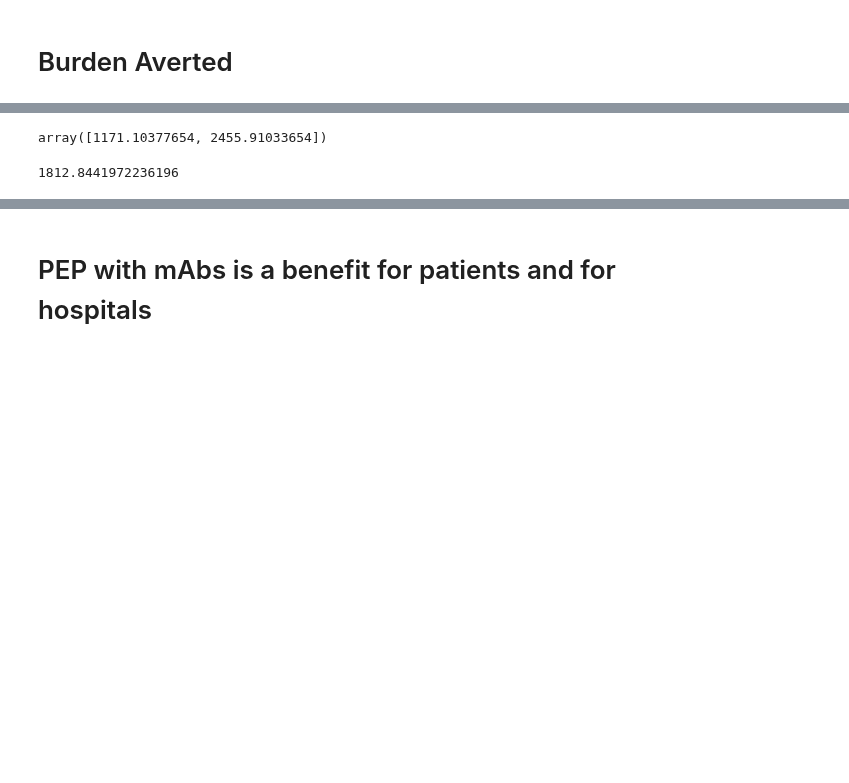
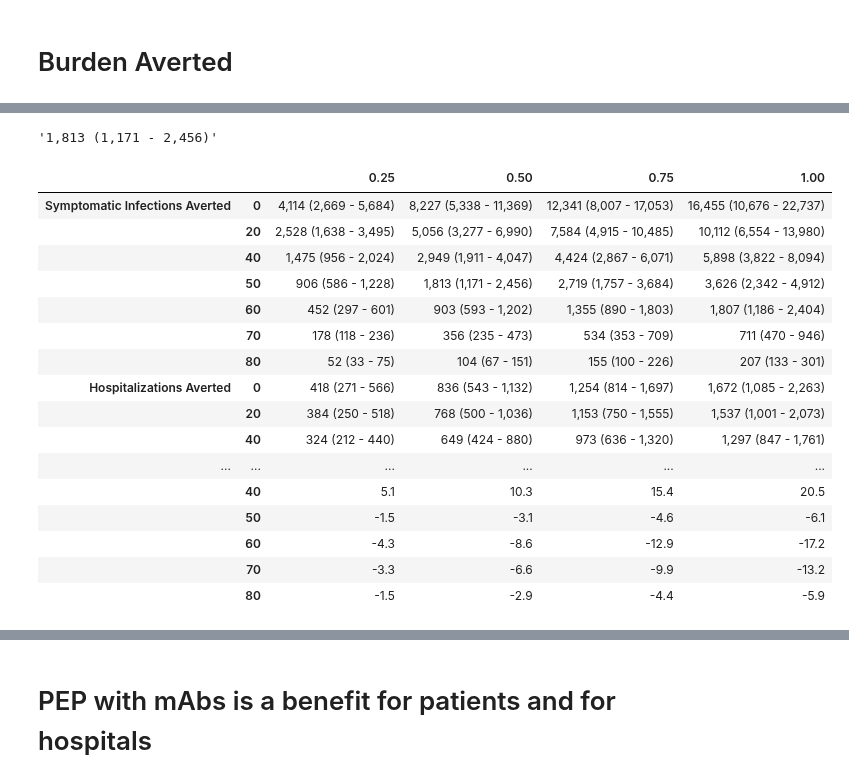
Before and after one commit to aflaxman/covid_mabs, a Jupyter notebook: mAbs_rodal.ipynb, the cells around one changed output, grey strips where cells are left out. Cells and saved outputs as stored; diff of their text form; code cells hidden in the pictures; blank space fills up the shorter version.

```diff
--- a/mAbs_rodal.ipynb
+++ b/mAbs_rodal.ipynb
@@ -825,10 +624,0 @@ dtype: float64
-# %%
-c,a = 0.5, 50
-sub = pd.DataFrame(n_COVID[0, 0]) - pd.DataFrame(n_COVID[c, a])
-np.percentile(sub.sum(), [2.5, 97.5])
-# %% [output]
-array([1171.10377654, 2455.91033654])
-# %%
-np.mean(sub.sum())
-# %% [output]
-1812.8441972236196
@@ -838 +625,56 @@ np.round(hospitalizations_averted, 1)
+# %%
+#print('averted secondary infections')
+def mean_ui(df, c, a, div = 1):
+    # shows cases averted with UIs
+    z = [(df[0, 0][k] - df[c, a][k]).sum() for k in range(n_draws)]
+    return f'{np.mean(z)/div:,.0f} ({np.percentile(z, 2.5)/div:,.0f} - {np.percentile(z, 97.5)/div:,.0f})'
+
+mean_ui(n_COVID, .50, 50)
+# %% [output]
+'1,813 (1,171 - 2,456)'
+# %%
+def averted(df, div = 1):
+    pretty_table_ui = {}
+    pretty_table    = {}
+
+    for c in coverage_levels:
+        for a in age_lower_bounds:
+            pretty_table_ui[c, a] = mean_ui(df, c, a, div)
+            pretty_table[c, a] = np.mean([(df[0, 0][k] - df[c, a][k]).sum() for k in range(n_draws)])
+
+    return pd.Series(pretty_table), pd.Series(pretty_table_ui)
+#averted(n_COVID)
+# %%
+symptomatic_infections_averted = averted(n_COVID)[1]
+hospitalizations_averted = averted(n_hosp)[1]
+deaths_averted = averted(n_deaths)[1]
+doses_averted = averted(doses)[1]
+# %%
+pd.set_option('display.max_rows', 35)
+
+pd.DataFrame({
+    'Symptomatic Infections Averted': symptomatic_infections_averted,
+    'Hospitalizations Averted': hospitalizations_averted,
+    'Deaths Averted': deaths_averted,
+    'Doses': doses_averted, #pd.DataFrame(doses).mean()/1e3
+    'Incremental Cost':((cost-cost.loc[0,0])/1e6).round(1)
+}).unstack().unstack().unstack().loc[:, [0.25, 0.50, 0.75, 1]]
+# %% [output]
+|  |  | 0.25 | 0.50 | 0.75 | 1.00 |
+| Symptomatic Infections Averted | 0 | 4,114 (2,669 - 5,684) | 8,227 (5,338 - 11,369) | 12,341 (8,007 - 17,053) | 16,455 (10,676 - 22,737) |
+|  | 20 | 2,528 (1,638 - 3,495) | 5,056 (3,277 - 6,990) | 7,584 (4,915 - 10,485) | 10,112 (6,554 - 13,980) |
+|  | 40 | 1,475 (956 - 2,024) | 2,949 (1,911 - 4,047) | 4,424 (2,867 - 6,071) | 5,898 (3,822 - 8,094) |
+|  | 50 | 906 (586 - 1,228) | 1,813 (1,171 - 2,456) | 2,719 (1,757 - 3,684) | 3,626 (2,342 - 4,912) |
+|  | 60 | 452 (297 - 601) | 903 (593 - 1,202) | 1,355 (890 - 1,803) | 1,807 (1,186 - 2,404) |
+|  | 70 | 178 (118 - 236) | 356 (235 - 473) | 534 (353 - 709) | 711 (470 - 946) |
+|  | 80 | 52 (33 - 75) | 104 (67 - 151) | 155 (100 - 226) | 207 (133 - 301) |
+| Hospitalizations Averted | 0 | 418 (271 - 566) | 836 (543 - 1,132) | 1,254 (814 - 1,697) | 1,672 (1,085 - 2,263) |
+|  | 20 | 384 (250 - 518) | 768 (500 - 1,036) | 1,153 (750 - 1,555) | 1,537 (1,001 - 2,073) |
+|  | 40 | 324 (212 - 440) | 649 (424 - 880) | 973 (636 - 1,320) | 1,297 (847 - 1,761) |
+| ... | ... | ... | ... | ... | ... |
+|  | 40 | 5.1 | 10.3 | 15.4 | 20.5 |
+|  | 50 | -1.5 | -3.1 | -4.6 | -6.1 |
+|  | 60 | -4.3 | -8.6 | -12.9 | -17.2 |
+|  | 70 | -3.3 | -6.6 | -9.9 | -13.2 |
+|  | 80 | -1.5 | -2.9 | -4.4 | -5.9 |
 # %%
```
Also changed, not shown: parts of 76 cells of this notebook.
